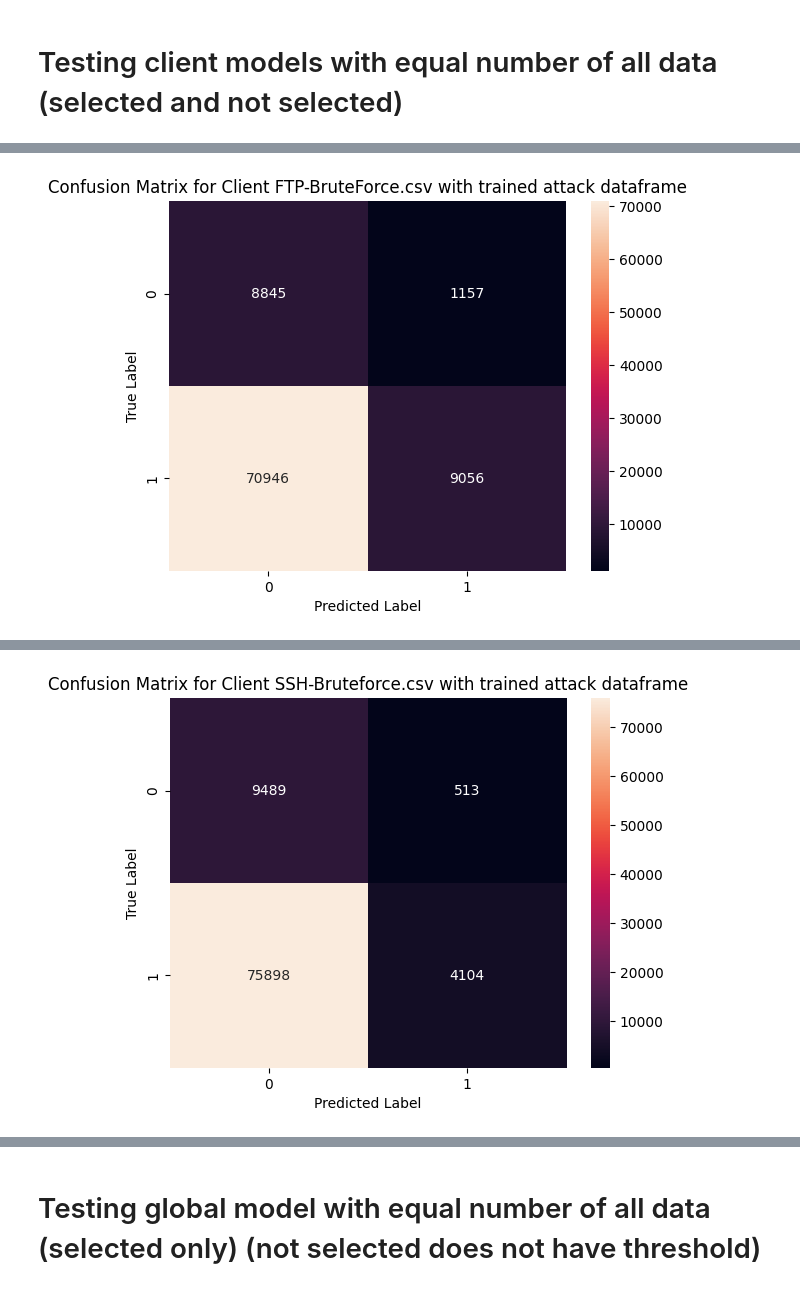
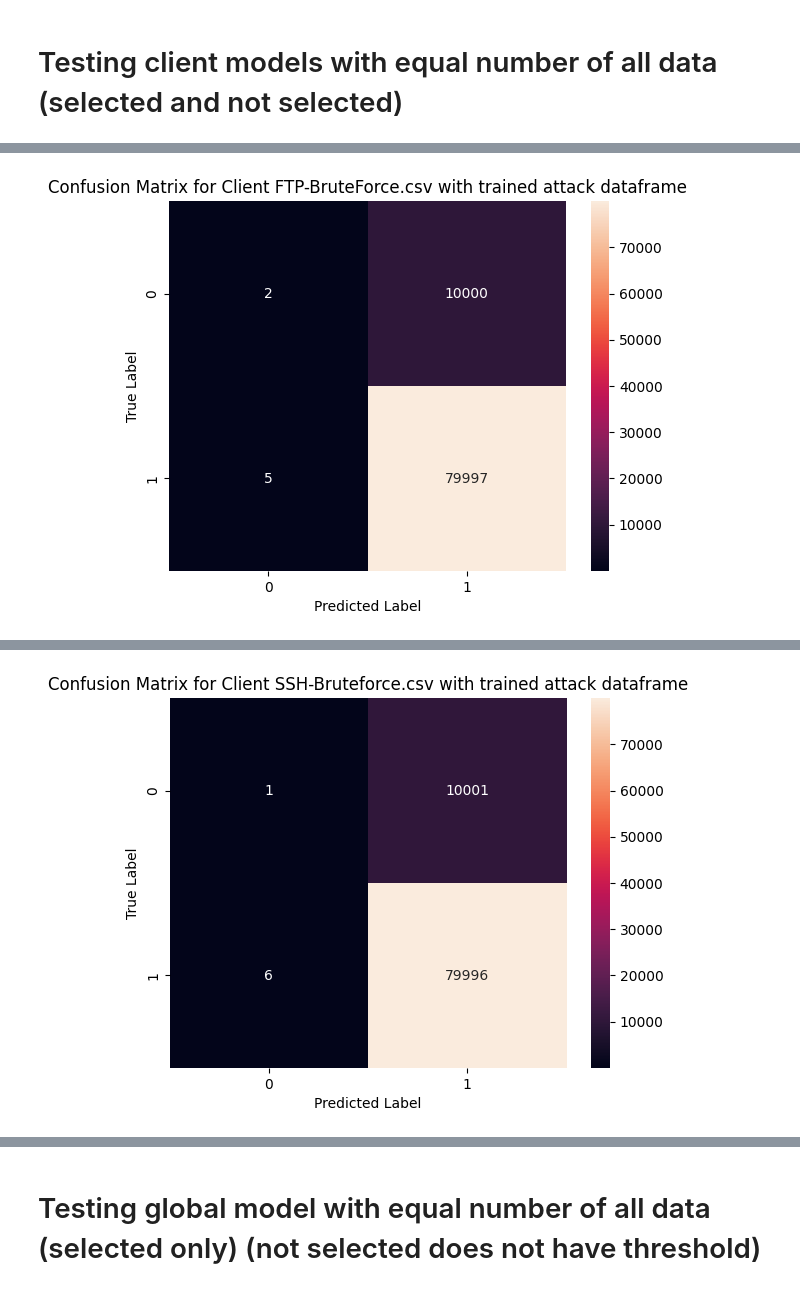
Before and after one commit to 4k5h1t/FYP, a Jupyter notebook: Code with correlation.ipynb, the cells around one changed output, grey strips where cells are left out. Saved outputs shown, nothing was run; the diff lists cells and outputs as text; code cells hidden in the pictures.

```diff
--- a/Code with correlation.ipynb
+++ b/Code with correlation.ipynb
@@ -714,7 +735,7 @@ def get_thresh(model, dataloader):
     errs = []
     for batch in dataloader:
        for data in batch:
-         mse = np.mean(np.power(data.float().cpu().detach().numpy() - model(data.float()).cpu().detach().numpy(), 2), axis=0)
+         mse = np.power(data.float().cpu().detach().numpy() - model(data.float()).cpu().detach().numpy(), 2) #before np.mean(..., axis=0) (len(mse) = 56)
          thresh = mse.mean() + mse.std()
          errs.append(thresh)
     thresh = sum(errs) / len(errs)
@@ -735,19 +756,20 @@ def quan_thresh(model, dataloader, quantile=0.9):
 
   model.eval()
   errs = []
+  mse = []
 
   for batch in dataloader:
 
-    mse = []
     for data in batch:
-      error = np.power(data.float().cpu().numpy() - model(data.float()).cpu().detach().numpy(), 2)
+      error = np.power(data.float().cpu().numpy() - model(data.float()).cpu().detach().numpy(), 2) # len(error) = 56
       mse.append(error)
 
     # Calculate threshold as quantile of errors
-    thresh = np.quantile(mse, quantile)
-    errs.append(thresh)
-
-  return np.mean(errs)
+    #thresh = np.quantile(mse, quantile, axis=0) #before it was thresh = np.quantile(mse, quantile)
+    #errs.append(thresh)
+  thresh = np.quantile(mse, quantile, axis=0)
+  #return np.mean(errs, axis=0) #before it was np.mean(errs)
+  return thresh
 
 def perf_measure(y_actual, y_pred):
     TP = 0
@@ -859,10 +897,12 @@ test_loader
 # %%
 import matplotlib.pyplot as plt
 import seaborn as sns
+from scipy.stats import spearmanr, rankdata
 matrices=[]
 device_idx = {device: i for i, device in enumerate(devices)}
 for device in devices:
   model = client_models[device_idx[device]]
+  model.eval()
   threshold = thresholds[device]
   for i in attbenmixdata_loader:
     test_set = attbenmixdata_loader[i]
@@ -871,14 +911,16 @@ for device in devices:
     y_pred = []
     for batch in test_set:
       for data in batch:
-        pred = model(data.float())
-        error = torch.mean((pred.float() - data.float())**2, dim=tuple(range(1,pred.ndim)))
+        error = np.power(data.float().cpu().numpy() - model(data.float()).cpu().detach().numpy(), 2)
+        threshold_ranked = rankdata(threshold)
+        error_ranked = rankdata(error)
+        coeff, p = spearmanr(threshold_ranked, error_ranked)
         if device == i:
           y_true.append(1)
-          y_pred.append(1 if error <= threshold else 0)
+          y_pred.append(1 if 0.75 <= coeff else 0)
         else:
           y_true.append(0)
-          y_pred.append(0 if error >= threshold else 1)
+          y_pred.append(0 if 0.75 >= coeff else 1)
     TP, FP, TN, FN = perf_measure(y_true, y_pred)
     TP += 1
     FN += 1
@@ -957,11 +988,13 @@ global_model = torch.load('C:/Final Year Project/models/globalattackmodel.pt')
 # %%
 import matplotlib.pyplot as plt
 import seaborn as sns
+from scipy.stats import spearmanr, rankdata
 selectedattackbenmix_stats = []
 device_idx = {device: i for i, device in enumerate(devices)}
 for device in devices:
   model = client_models[device_idx[device]]
-  threshold = thresholds[device]
+  model.eval()
+
   labels = list(selectedattackbenmix_labels)
   y_true = []
   y_pred = []
@@ -969,14 +1002,20 @@ for device in devices:
   ind = 0
   for batch in test_set:
     for data in batch:
-      pred = model(data.float())
-      error = torch.mean((pred.float() - data.float())**2, dim=tuple(range(1,pred.ndim)))
+      #error = np.power(data.float().cpu().numpy() - model(data.float()).cpu().detach().numpy(), 2)
+      #threshold_ranked = rankdata(threshold)
+      #error_ranked = rankdata(error)
+      #coeff, p = spearmanr(threshold_ranked, error_ranked)
+      pred = model(data.float()).cpu().detach().numpy()
+      pred_ranked = rankdata(pred)
+      data_ranked = rankdata(data)
+      coeff, p = spearmanr(data_ranked, pred_ranked)
       if device[:-4] == labels[ind]:
           y_true.append(1)
-          y_pred.append(1 if error <= threshold else 0)
+          y_pred.append(1 if 0.5 < coeff else 0)
       else:
           y_true.append(0)
-          y_pred.append(0 if error >= threshold else 1)
+          y_pred.append(0 if 0.5 >= coeff else 1)
       ind += 1
   TP, FP, TN, FN = perf_measure(y_true, y_pred)
   TP += 1
@@ -1014 +1053 @@ for device in devices:
-[figure, old version]
+[figure, new version]
@@ -1016 +1055 @@ for device in devices:
-[figure, old version]
+[figure, new version]
```
Also changed, not shown: parts of 27 cells of this notebook.
